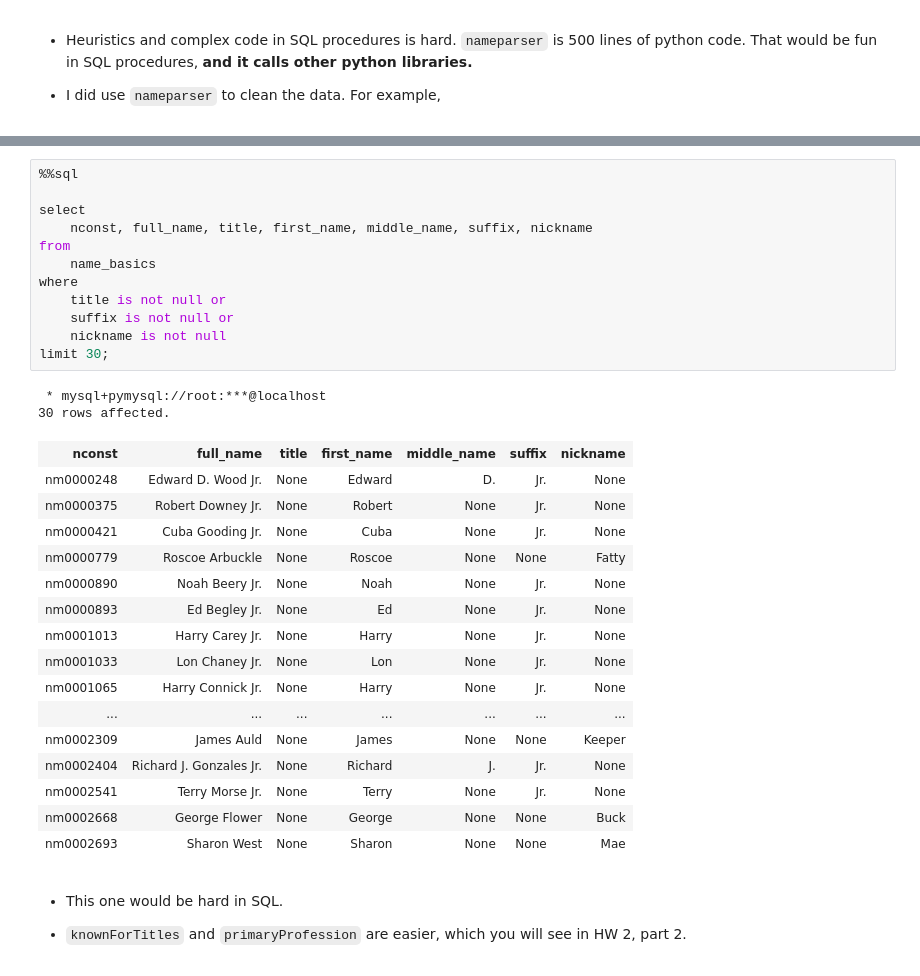
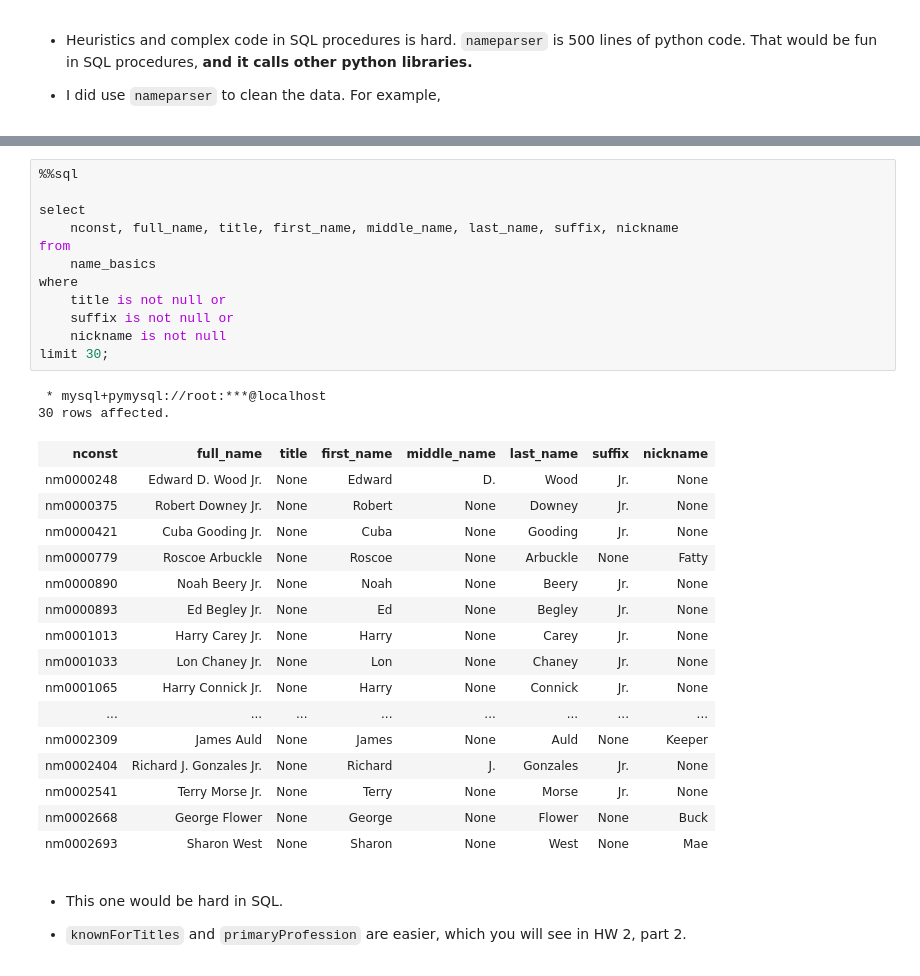
Before and after one commit to YueWang417/Intro_to_Databases_S23, a Jupyter notebook: Lectures/06_s_2023_w4111_lecture/06_s_2023_lecture_examples.ipynb, the cells around one changed output, grey strips where cells are left out. Cells and saved outputs as stored; diff of their text form.

```diff
--- a/Lectures/06_s_2023_w4111_lecture/06_s_2023_lecture_examples.ipynb
+++ b/Lectures/06_s_2023_w4111_lecture/06_s_2023_lecture_examples.ipynb
@@ -1006,34 +1338,34 @@ limit 30;
 # %%
 %%sql
 
 select
-    nconst, full_name, title, first_name, middle_name, suffix, nickname
+    nconst, full_name, title, first_name, middle_name, last_name, suffix, nickname
 from
     name_basics
 where
     title is not null or
     suffix is not null or
     nickname is not null
 limit 30;
 # %% [output]
  * mysql+pymysql://root:***@localhost
 30 rows affected.
-| nconst | full_name | title | first_name | middle_name | suffix | nickname |
-| nm0000248 | Edward D. Wood Jr. | None | Edward | D. | Jr. | None |
-| nm0000375 | Robert Downey Jr. | None | Robert | None | Jr. | None |
-| nm0000421 | Cuba Gooding Jr. | None | Cuba | None | Jr. | None |
-| nm0000779 | Roscoe Arbuckle | None | Roscoe | None | None | Fatty |
-| nm0000890 | Noah Beery Jr. | None | Noah | None | Jr. | None |
-| nm0000893 | Ed Begley Jr. | None | Ed | None | Jr. | None |
-| nm0001013 | Harry Carey Jr. | None | Harry | None | Jr. | None |
-| nm0001033 | Lon Chaney Jr. | None | Lon | None | Jr. | None |
-| nm0001065 | Harry Connick Jr. | None | Harry | None | Jr. | None |
-| ... | ... | ... | ... | ... | ... | ... |
-| nm0002309 | James Auld | None | James | None | None | Keeper |
-| nm0002404 | Richard J. Gonzales Jr. | None | Richard | J. | Jr. | None |
-| nm0002541 | Terry Morse Jr. | None | Terry | None | Jr. | None |
-| nm0002668 | George Flower | None | George | None | None | Buck |
-| nm0002693 | Sharon West | None | Sharon | None | None | Mae |
+| nconst | full_name | title | first_name | middle_name | last_name | suffix | nickname |
+| nm0000248 | Edward D. Wood Jr. | None | Edward | D. | Wood | Jr. | None |
+| nm0000375 | Robert Downey Jr. | None | Robert | None | Downey | Jr. | None |
+| nm0000421 | Cuba Gooding Jr. | None | Cuba | None | Gooding | Jr. | None |
+| nm0000779 | Roscoe Arbuckle | None | Roscoe | None | Arbuckle | None | Fatty |
+| nm0000890 | Noah Beery Jr. | None | Noah | None | Beery | Jr. | None |
+| nm0000893 | Ed Begley Jr. | None | Ed | None | Begley | Jr. | None |
+| nm0001013 | Harry Carey Jr. | None | Harry | None | Carey | Jr. | None |
+| nm0001033 | Lon Chaney Jr. | None | Lon | None | Chaney | Jr. | None |
+| nm0001065 | Harry Connick Jr. | None | Harry | None | Connick | Jr. | None |
+| ... | ... | ... | ... | ... | ... | ... | ... |
+| nm0002309 | James Auld | None | James | None | Auld | None | Keeper |
+| nm0002404 | Richard J. Gonzales Jr. | None | Richard | J. | Gonzales | Jr. | None |
+| nm0002541 | Terry Morse Jr. | None | Terry | None | Morse | Jr. | None |
+| nm0002668 | George Flower | None | George | None | Flower | None | Buck |
+| nm0002693 | Sharon West | None | Sharon | None | West | None | Mae |
 # %% [markdown]
 - This one would be hard in SQL.
 
```
Also changed, not shown: parts of 47 cells of this notebook, 10 other files.
